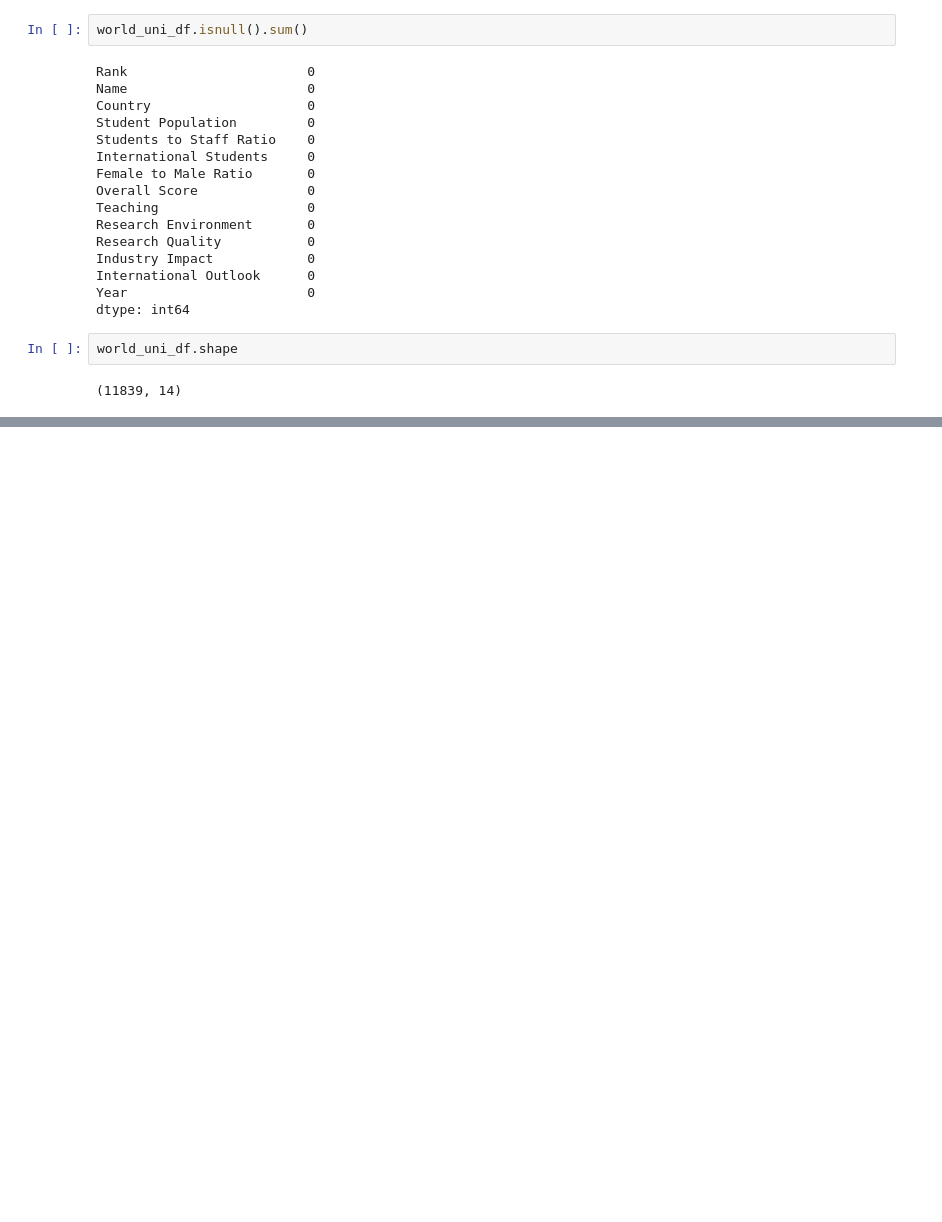
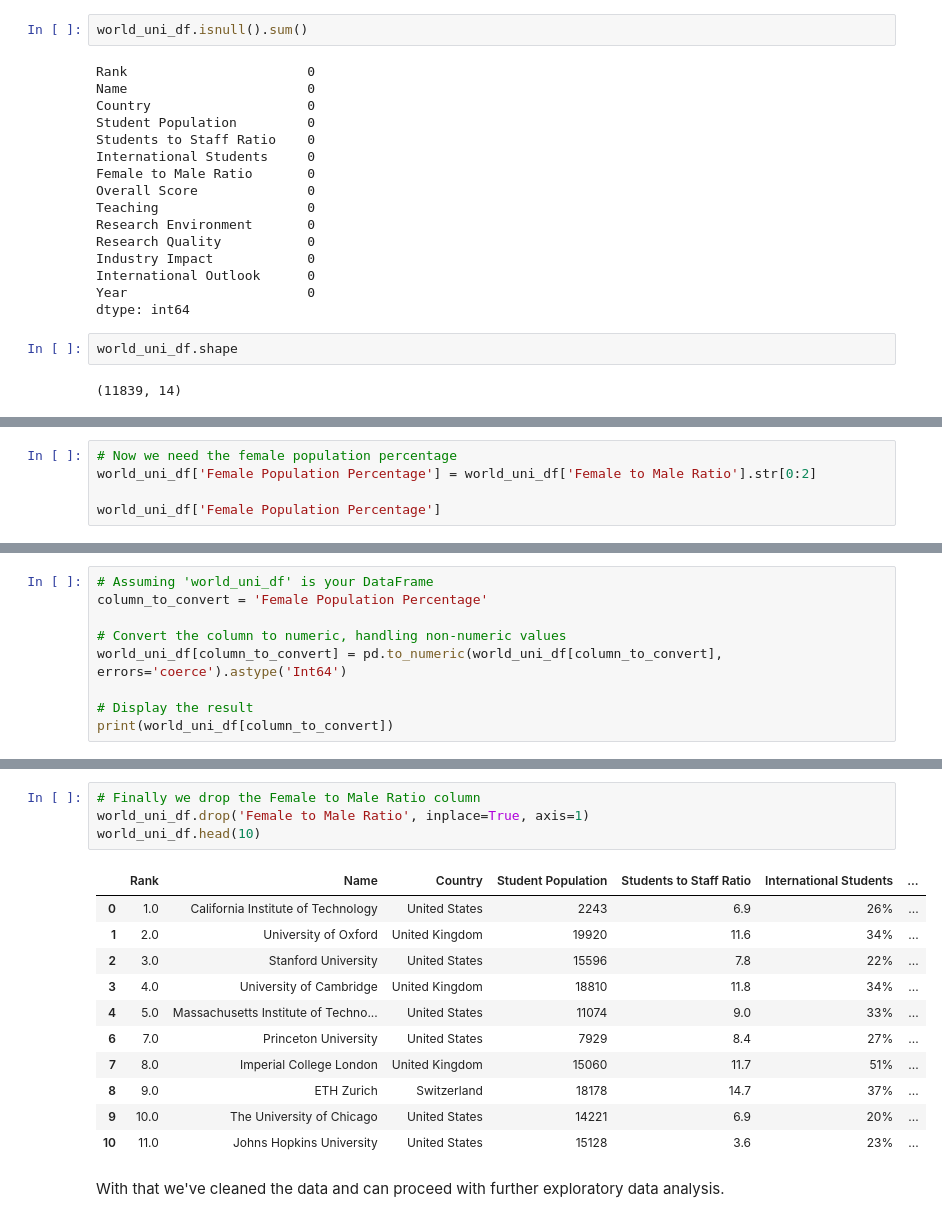
Before and after one commit to Qamil-Mirza/My-Data-Projects, a Jupyter notebook: World-Universities-EDA/main.ipynb, the cells around one changed output, grey strips where cells are left out. Saved outputs shown, nothing was run; the diff lists cells and outputs as text; blank space fills up the shorter version.

```diff
--- a/World-Universities-EDA/main.ipynb
+++ b/World-Universities-EDA/main.ipynb
@@ -128,0 +162,5 @@ world_uni_df.shape
+# %%
+# Now we need the female population percentage
+world_uni_df['Female Population Percentage'] = world_uni_df['Female to Male Ratio'].str[0:2]
+
+world_uni_df['Female Population Percentage']
@@ -128,0 +180,9 @@ world_uni_df.shape
+# %%
+# Assuming 'world_uni_df' is your DataFrame
+column_to_convert = 'Female Population Percentage'
+
+# Convert the column to numeric, handling non-numeric values
+world_uni_df[column_to_convert] = pd.to_numeric(world_uni_df[column_to_convert], errors='coerce').astype('Int64')
+
+# Display the result
+print(world_uni_df[column_to_convert])
@@ -128,0 +239,18 @@ world_uni_df.shape
+# %%
+# Finally we drop the Female to Male Ratio column
+world_uni_df.drop('Female to Male Ratio', inplace=True, axis=1)
+world_uni_df.head(10)
+# %% [output]
+|  | Rank | Name | Country | Student Population | Students to Staff Ratio | International Students | ... |
+| 0 | 1.0 | California Institute of Technology | United States | 2243 | 6.9 | 26% | ... |
+| 1 | 2.0 | University of Oxford | United Kingdom | 19920 | 11.6 | 34% | ... |
+| 2 | 3.0 | Stanford University | United States | 15596 | 7.8 | 22% | ... |
+| 3 | 4.0 | University of Cambridge | United Kingdom | 18810 | 11.8 | 34% | ... |
+| 4 | 5.0 | Massachusetts Institute of Techno... | United States | 11074 | 9.0 | 33% | ... |
+| 6 | 7.0 | Princeton University | United States | 7929 | 8.4 | 27% | ... |
+| 7 | 8.0 | Imperial College London | United Kingdom | 15060 | 11.7 | 51% | ... |
+| 8 | 9.0 | ETH Zurich | Switzerland | 18178 | 14.7 | 37% | ... |
+| 9 | 10.0 | The University of Chicago | United States | 14221 | 6.9 | 20% | ... |
+| 10 | 11.0 | Johns Hopkins University | United States | 15128 | 3.6 | 23% | ... |
+# %% [markdown]
+With that we've cleaned the data and can proceed with further exploratory data analysis.
```
Also changed, not shown: parts of 21 cells of this notebook.
